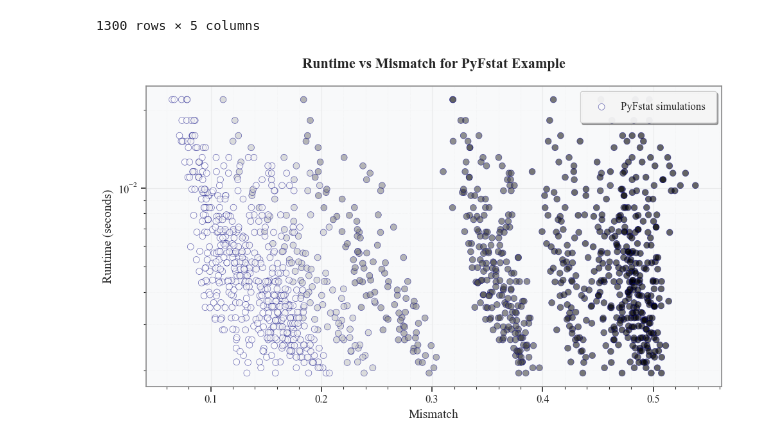
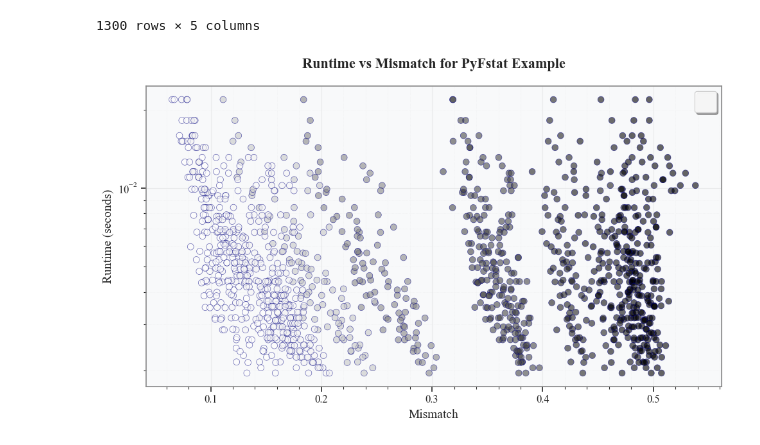
Before and after one commit to Yeqi-Fang/aei-works, a Jupyter notebook: data.ipynb, the cells around one changed output. Cells and saved outputs as stored; diff of their text form; code cells hidden in the pictures.

```diff
--- a/data.ipynb
+++ b/data.ipynb
@@ -154,8 +154,7 @@ scatter = ax.scatter(data_mean.mismatch, data_mean.runtime,
                     s=50,                         # Slightly smaller points
                     c=np.log(data_mean.mf2),                  # Professional blue color
                     edgecolors='navy',            # Add edge color
-                    linewidth=0.5,                # Thin edge
-                    label='PyFstat simulations')   # More descriptive label
+                    linewidth=0.5,                )   # More descriptive label
 
 # Set logarithmic scale for y-axis
 ax.set_yscale('log')
@@ -185,34 +184,34 @@ ax.tick_params(axis='both', which='major', labelsize=12, width=1.2, length=6)
 ax.tick_params(axis='both', which='minor', width=0.8, length=3)
 
 # Add a subtle background color
 ax.set_facecolor('#f8f9fa')
 fig.patch.set_facecolor('white')
 
 # Position legend optimally
 ax.legend(loc='upper right', frameon=True, fancybox=True,
           shadow=True, framealpha=0.9, borderpad=1)
 
 # Set axis limits with some padding
 # ax.set_xlim(0.065, 0.215)
 # ax.set_ylim(5e-3, 5e-1)
 
 # Add statistical annotation (optional)
 # You can add mean/median lines or other statistical information
 # median_runtime = np.median(runtime)
 # ax.axhline(y=median_runtime, color='red', linestyle='--',
 #            linewidth=1, alpha=0.5, label=f'Median: {median_runtime:.3f}s')
 
 # Tight layout for better spacing
 plt.tight_layout()
 
 # Save the figure in high resolution
 # plt.savefig('images/runtime_vs_mismatch.pdf', format='pdf', bbox_inches='tight')
 # plt.savefig('runtime_vs_mismatch.png', format='png', bbox_inches='tight', dpi=300)
 
 # Show the plot
 plt.show()
 # %% [output]
-[figure, old version]
+[figure, new version]
 # %%
 import matplotlib.pyplot as plt
 import matplotlib as mpl
```
Also changed, not shown: parts of 3 cells of this notebook, 3 other files.
